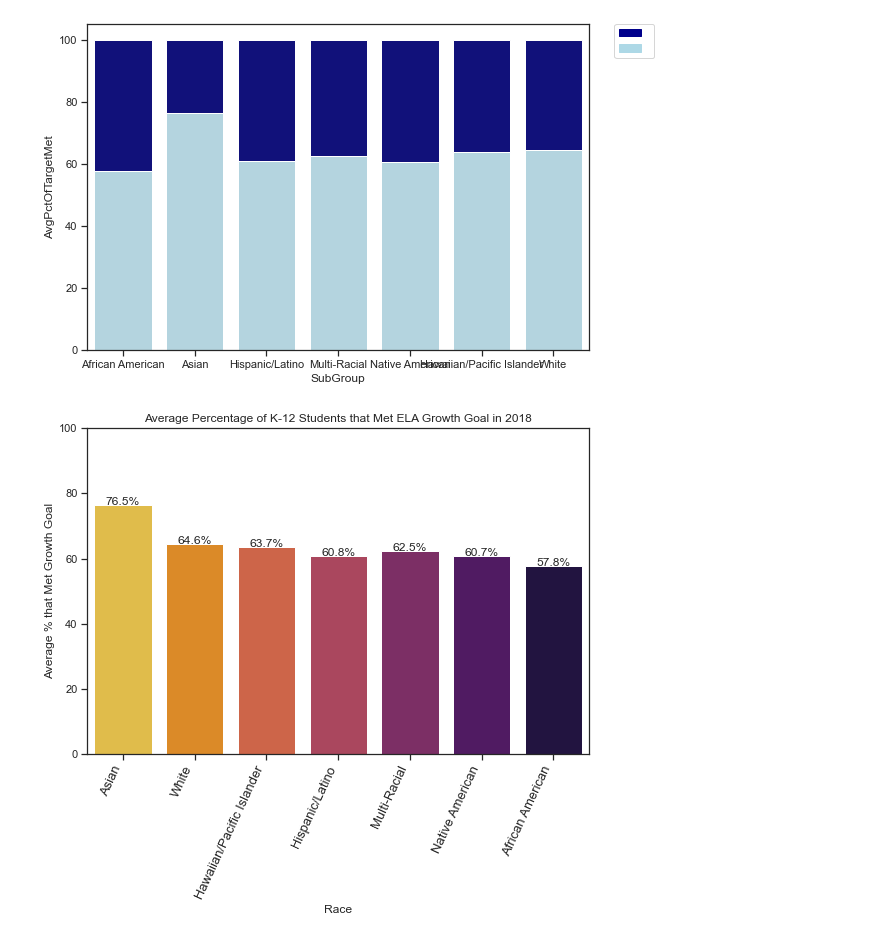
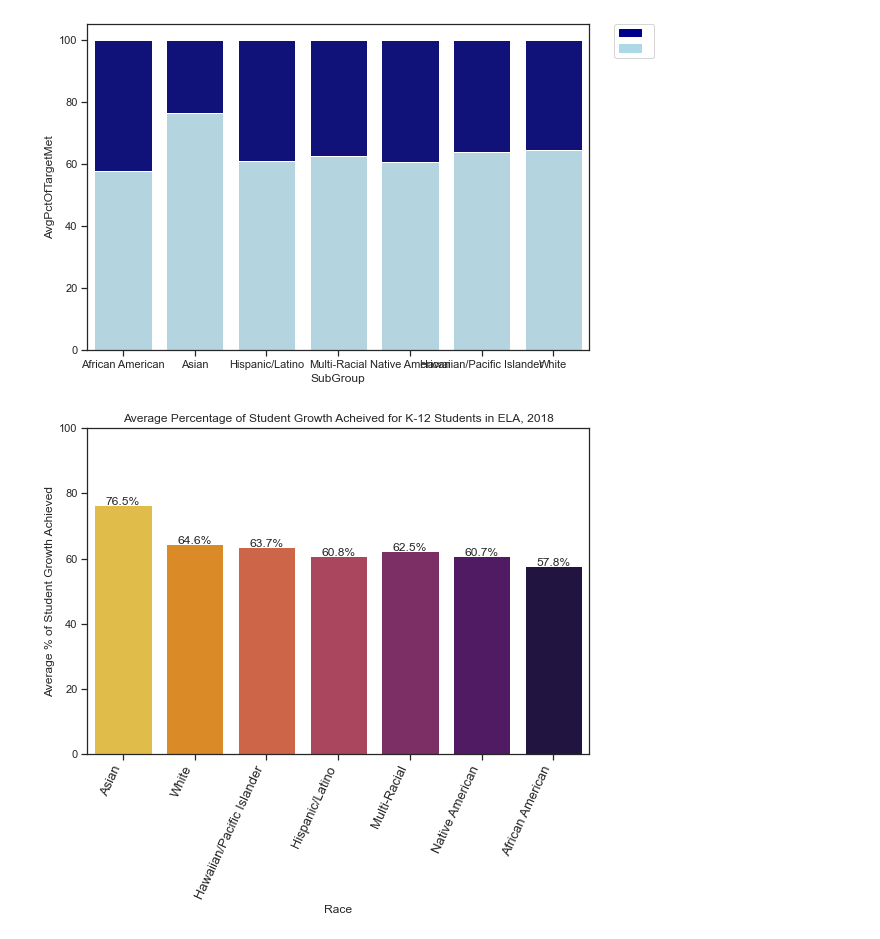
Before and after one commit to annapoliswu/CISC367_Midterm, a Jupyter notebook: messy-student-disparity-analysis.ipynb, the cells around one changed output. Saved outputs shown, nothing was run; the diff lists cells and outputs as text; code cells hidden in the pictures.

```diff
--- a/messy-student-performance-analysis.ipynb
+++ b/messy-student-disparity-analysis.ipynb
@@ -622,20 +623,20 @@ plt.show()
 # %%
 ela_plot = sns.barplot(x = 'SubGroup',
                         y = 'AvgPctOfTargetMet',
                         data = growth_ela,
                        palette = "inferno_r",
                        order = plotOrder
                     )
 
-ela_plot.set(xlabel='Race', ylabel='Average % that Met Growth Goal', title="Average Percentage of K-12 Students that Met ELA Growth Goal in 2018")
+ela_plot.set(xlabel='Race', ylabel='Average % of Student Growth Achieved', title="Average Percentage of Student Growth Acheived for K-12 Students in ELA, 2018")
 ela_plot.set(ylim=(0, 100))
 ela_plot.set_xticklabels(ela_plot.get_xticklabels(), rotation=65, ha="right", fontsize=13)
 
 #labels on bars
 for p in ela_plot.patches:
     ela_plot.annotate(str(format(p.get_height(), '.1f'))+"%",
                    (p.get_x() + p.get_width() / 2., p.get_height()),
                    ha = 'center')
 plt.show()
 # %% [output]
-[figure, old version]
+[figure, new version]
```
Also changed, not shown: parts of 6 cells of this notebook, 2 other files.
